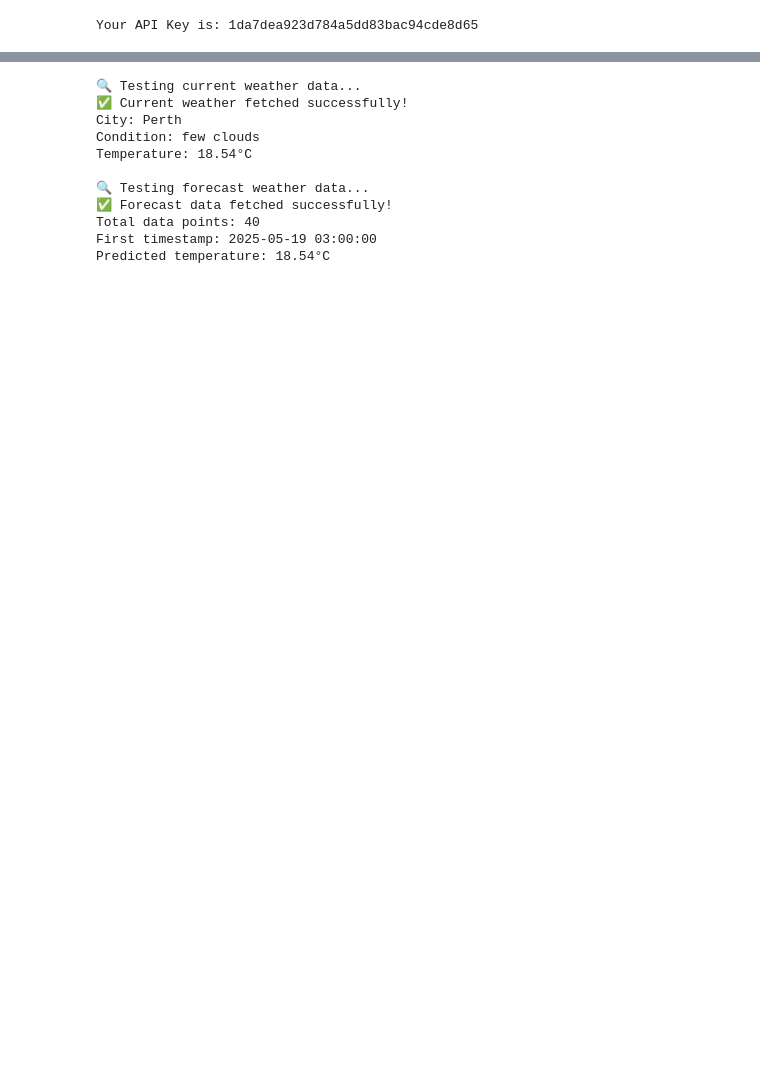
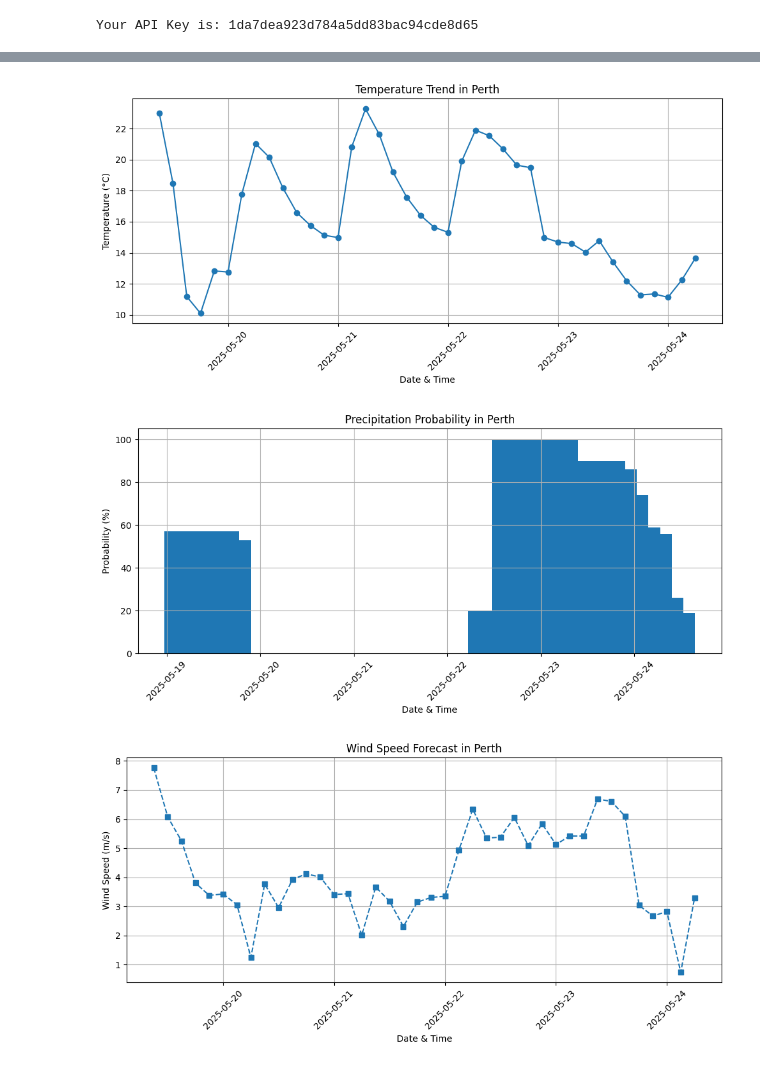
Before and after one commit to Chovy-Culver/weatherwise-Chufengsheng-Zheng-doe, a Jupyter notebook: WeatherWise.ipynb, the cells around one changed output, grey strips where cells are left out. Saved outputs shown, nothing was run; the diff lists cells and outputs as text; code cells hidden in the pictures; blank space fills up the shorter version.

```diff
--- a/WeatherWise.ipynb
+++ b/WeatherWise.ipynb
@@ -154,47 +131,24 @@ Requirement already satisfied: six>=1.5 in /usr/local/lib/python3.11/dist-packag
-# %%
-"""
-test_fetch.py - Simple test script for fetch_current_weather and fetch_forecast_weather.
-"""
-
-from weather_data.fetch import fetch_current_weather, fetch_forecast_weather
-
-def test_fetch_weather():
-    city = "Perth"
-
-    print("🔍 Testing current weather data...")
-    current = fetch_current_weather(city)
-    if current:
-        print("✅ Current weather fetched successfully!")
-        print(f"City: {current['name']}")
-        print(f"Condition: {current['weather'][0]['description']}")
-        print(f"Temperature: {current['main']['temp']}°C")
-    else:
-        print("❌ Failed to fetch current weather.")
-
-    print("\n🔍 Testing forecast weather data...")
-    forecast = fetch_forecast_weather(city)
-    if forecast:
-        print("✅ Forecast data fetched successfully!")
-        print(f"Total data points: {len(forecast['list'])}")
-        print(f"First timestamp: {forecast['list'][0]['dt_txt']}")
-        print(f"Predicted temperature: {forecast['list'][0]['main']['temp']}°C")
-    else:
-        print("❌ Failed to fetch forecast weather.")
-
-if __name__ == "__main__":
-    test_fetch_weather()
-# %% [output]
-🔍 Testing current weather data...
-✅ Current weather fetched successfully!
-City: Perth
-Condition: few clouds
-Temperature: 18.54°C
-
-🔍 Testing forecast weather data...
-✅ Forecast data fetched successfully!
-Total data points: 40
-First timestamp: 2025-05-19 03:00:00
-Predicted temperature: 18.54°C
+# %%
+from weather_data.fetch import fetch_forecast_weather
+from weather_data.visualise import (
+    plot_temperature_trend,
+    plot_precipitation_probability,
+    plot_wind_speed
+)
+
+city = "Perth"
+forecast = fetch_forecast_weather(city)
+
+if forecast:
+    plot_temperature_trend(forecast, city)
+    plot_precipitation_probability(forecast, city)
+    plot_wind_speed(forecast, city)
+else:
+    print("❌ Failed to fetch forecast data.")
+# %% [output]
+[figure, added]
+[figure, added]
+[figure, added]
 # %%
 """
 parser.py - Enhanced parser with fuzzy matching for weather intent detection.
```
Also changed, not shown: parts of 11 cells of this notebook.
